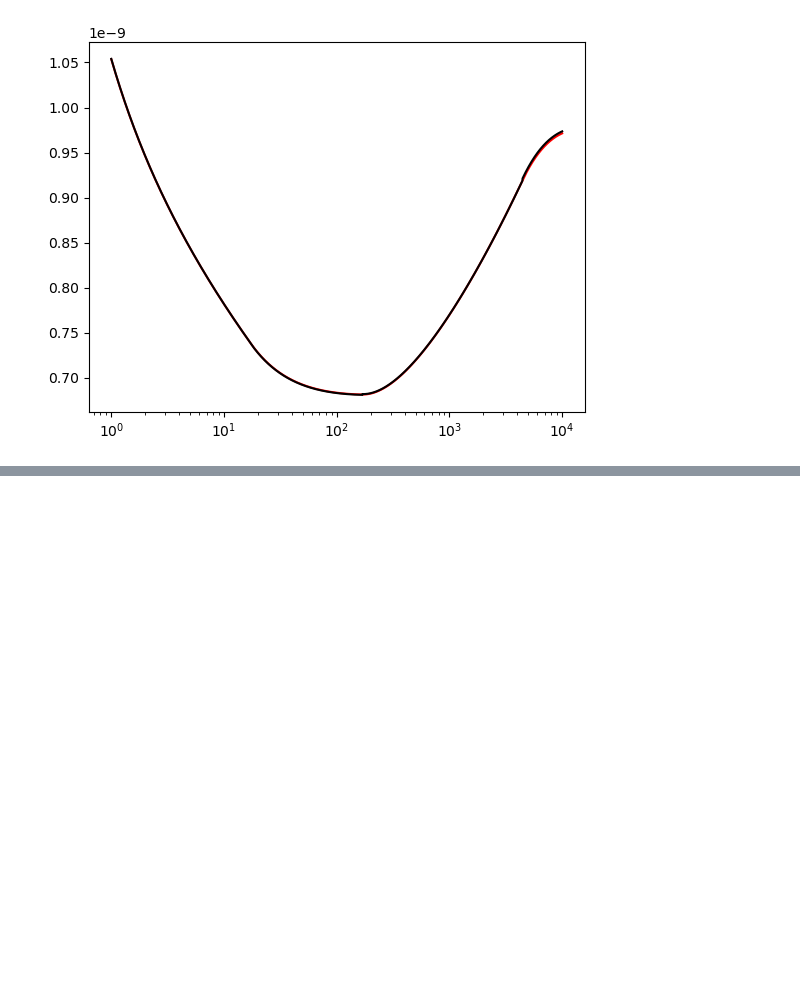
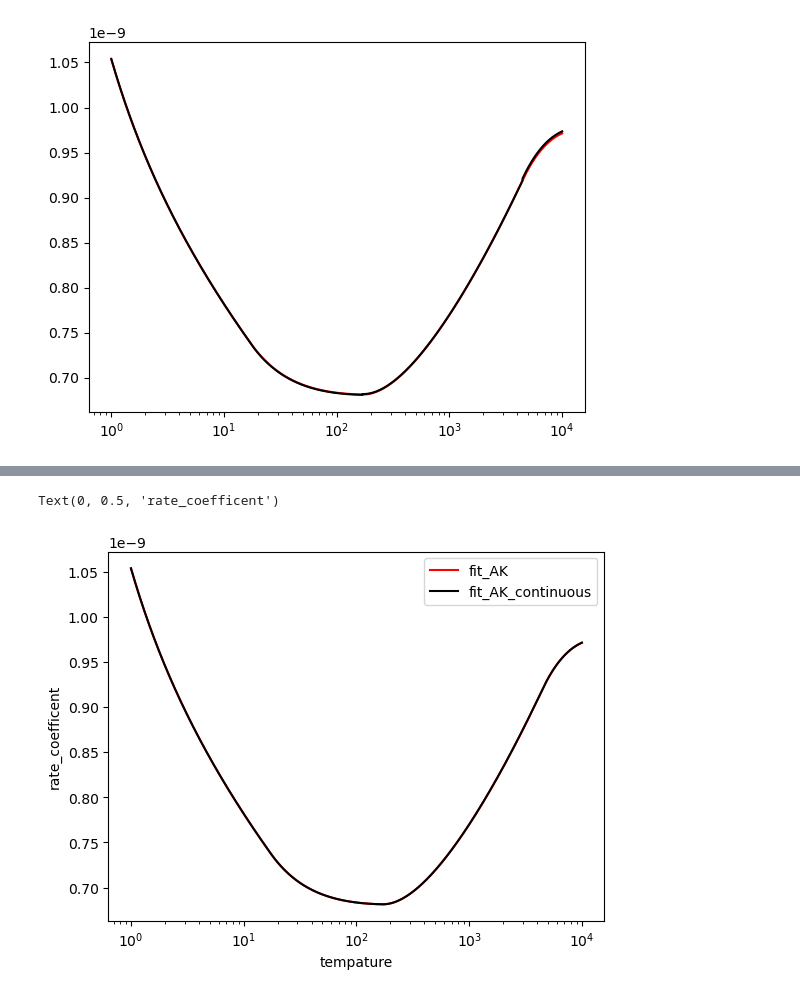
Before and after one commit to wostling/SavinGroup, a Jupyter notebook: Contiuus_peicewise_fits_error.ipynb, the cells around one changed output, grey strips where cells are left out. Cells and saved outputs as stored; diff of their text form; code cells hidden in the pictures; blank space fills up the shorter version.

```diff
--- a/Contiuus_peicewise_fits_error.ipynb
+++ b/Contiuus_peicewise_fits_error.ipynb
@@ -192,0 +204,10 @@ fnumsCH2(poptCH2_un[0] , poptCH2_un[1],  poptCH2_un[2],  poptCH2_un[3],  poptCH2
+# %%
+plt.plot(temps, fit_rates4CH, label = "fit_AK", c = "red")
+plt.plot(temps, fit_rates4CH, label = "fit_AK_continuous", c = "black")
+plt.xscale("log")
+plt.legend()
+plt.xlabel("tempature")
+plt.ylabel("rate_coefficent")
+# %% [output]
+Text(0, 0.5, 'rate_coefficent')
+[figure, added]
```
Also changed, not shown: parts of 8 cells of this notebook, 3 other files.
